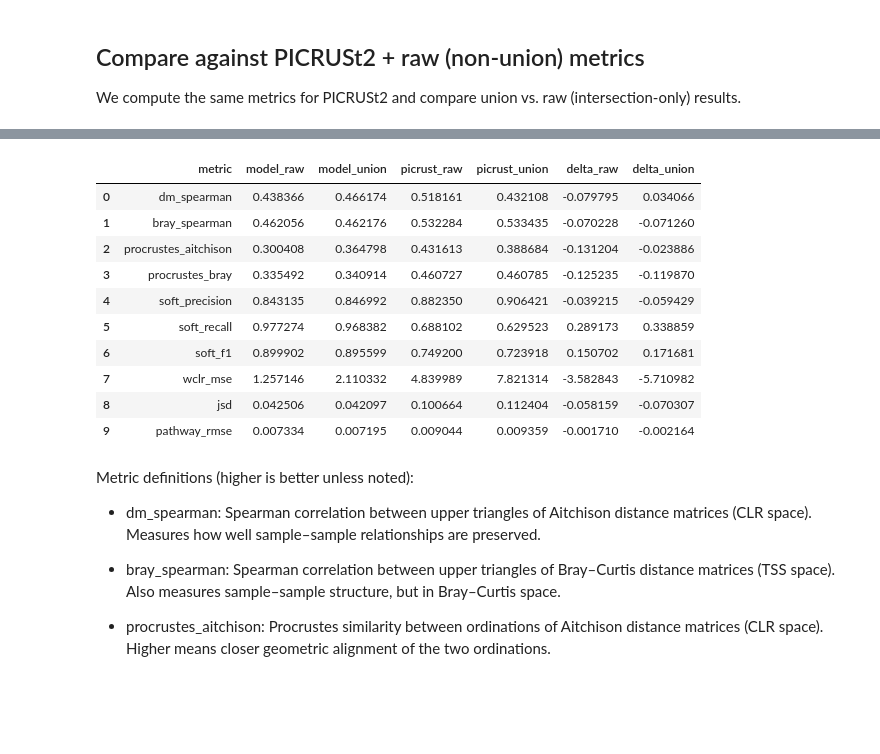
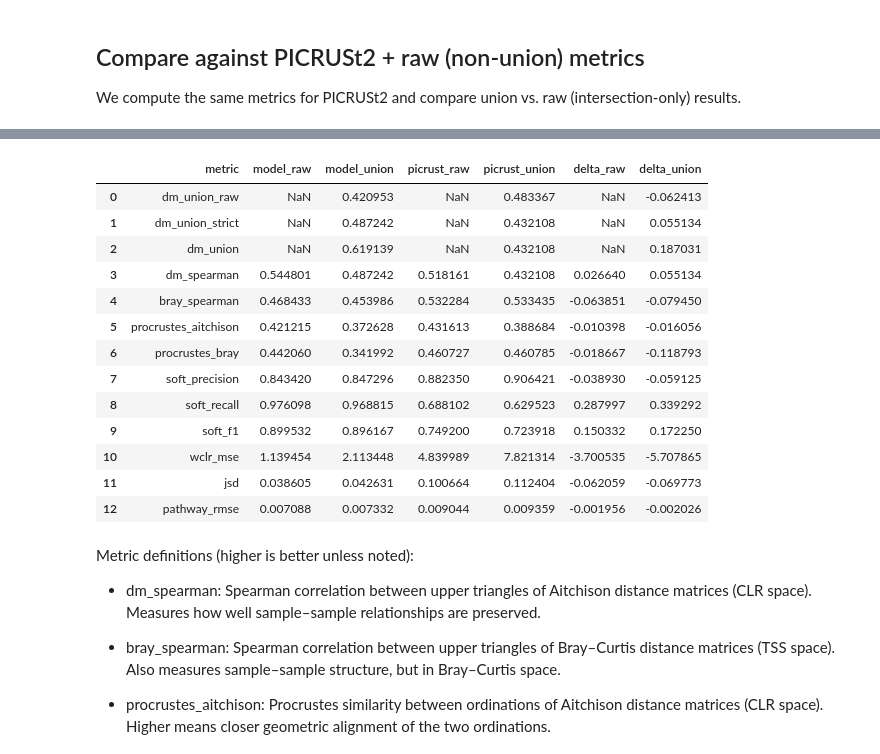
Before and after one commit to anninameyer/Intelligrate, a Jupyter notebook: docs/notebooks/02_extrapolate_train_evaluate_full_fit_predict.ipynb, the cells around one changed output, grey strips where cells are left out. Cells and saved outputs as stored; diff of their text form; code cells hidden in the pictures; blank space fills up the shorter version.

```diff
--- a/docs/notebooks/02_extrapolate_train_evaluate_full_fit_predict.ipynb
+++ b/docs/notebooks/02_extrapolate_train_evaluate_full_fit_predict.ipynb
@@ -304,0 +478,19 @@ Selected hyperparameters: 28 0.5 0.0 0 1.0
+# %%
+from intelligrate.extrapolate.full_fit import fit_final_model, save_model
+
+#which sweep_df should be considered?
+sweep_final = sweep_df4.copy()
+
+# Choose final hyperparameters from folds (mode) -> the ones that were most often selected
+def mode_or_first(series, default):
+    if series is None or series.empty:
+        return default
+    return series.mode().iloc[0]
+
+neigh_k = int(mode_or_first(sweep_final.get('neigh_k'), model_cfg['neigh_k_grid'][0]))
+tau_mult = float(mode_or_first(sweep_final.get('tau_mult'), model_cfg['tau_mult_grid'][0]))
+lam = float(mode_or_first(sweep_final.get('lam'), model_cfg['lam_grid'][0]))
+y_latent_k = int(mode_or_first(sweep_final.get('y_latent_k'), model_cfg['y_latent_k_grid'][0]))
+metric_ridge = float(mode_or_first(sweep_final.get('metric_ridge'), model_cfg['metric_ridge_grid'][0]))
+
+print('Selected hyperparameters:', neigh_k, tau_mult, lam, y_latent_k, metric_ridge)
@@ -376,7 +546,7 @@ oof_fixed_clr, oof_fixed_tss, oof_fixed_folds = fixed_param_oof_knn_on_embedding
     Y_tpm=Y,
     embed=embed,
     ko_to_superclass=ko_to_superclass,
-    outer_splits=30,  # set to len(X) for leave-one-out
+    outer_splits=5,  # set to len(X) for leave-one-out
     seed=int(cv_cfg['seed']),
     min_prev_y_abs=int(model_cfg['min_prev_y_abs']),
     y_detect_threshold=float(model_cfg['y_detect_threshold']),
@@ -477,6 +659,9 @@ if picrust_path.exists():
 
 # Build a comparison table: raw (intersection) vs union (KO-union)
 metric_names = [
+    'dm_union_raw',
+    'dm_union_strict' ,
+    'dm_union',
     'dm_spearman',
     'bray_spearman',
     'procrustes_aitchison',
@@ -487,43 +672,46 @@ metric_names = [
     'wclr_mse',
     'jsd',
     'pathway_rmse',
 ]
 
 def _get(d, key):
     if d is None:
         return None
     return d.get(key)
 
 rows = []
 for name in metric_names:
     model_union = _get(metrics_oof, name)
     model_raw = _get(metrics_oof, f'intersection_{name}')
     pic_union = _get(picrust_metrics, name)
     pic_raw = _get(picrust_metrics, f'intersection_{name}')
     rows.append({
         'metric': name,
         'model_raw': model_raw,
         'model_union': model_union,
         'picrust_raw': pic_raw,
         'picrust_union': pic_union,
         'delta_raw': (None if pic_raw is None or model_raw is None else model_raw - pic_raw),
         'delta_union': (None if pic_union is None or model_union is None else model_union - pic_union),
     })
 
 compare_table = pd.DataFrame(rows)
 compare_table
 # %% [output]
 |  | metric | model_raw | model_union | picrust_raw | picrust_union | delta_raw | delta_union |
-| 0 | dm_spearman | 0.438366 | 0.466174 | 0.518161 | 0.432108 | -0.079795 | 0.034066 |
-| 1 | bray_spearman | 0.462056 | 0.462176 | 0.532284 | 0.533435 | -0.070228 | -0.071260 |
-| 2 | procrustes_aitchison | 0.300408 | 0.364798 | 0.431613 | 0.388684 | -0.131204 | -0.023886 |
-| 3 | procrustes_bray | 0.335492 | 0.340914 | 0.460727 | 0.460785 | -0.125235 | -0.119870 |
-| 4 | soft_precision | 0.843135 | 0.846992 | 0.882350 | 0.906421 | -0.039215 | -0.059429 |
-| 5 | soft_recall | 0.977274 | 0.968382 | 0.688102 | 0.629523 | 0.289173 | 0.338859 |
-| 6 | soft_f1 | 0.899902 | 0.895599 | 0.749200 | 0.723918 | 0.150702 | 0.171681 |
-| 7 | wclr_mse | 1.257146 | 2.110332 | 4.839989 | 7.821314 | -3.582843 | -5.710982 |
-| 8 | jsd | 0.042506 | 0.042097 | 0.100664 | 0.112404 | -0.058159 | -0.070307 |
-| 9 | pathway_rmse | 0.007334 | 0.007195 | 0.009044 | 0.009359 | -0.001710 | -0.002164 |
+| 0 | dm_union_raw | NaN | 0.420953 | NaN | 0.483367 | NaN | -0.062413 |
+| 1 | dm_union_strict | NaN | 0.487242 | NaN | 0.432108 | NaN | 0.055134 |
+| 2 | dm_union | NaN | 0.619139 | NaN | 0.432108 | NaN | 0.187031 |
+| 3 | dm_spearman | 0.544801 | 0.487242 | 0.518161 | 0.432108 | 0.026640 | 0.055134 |
+| 4 | bray_spearman | 0.468433 | 0.453986 | 0.532284 | 0.533435 | -0.063851 | -0.079450 |
+| 5 | procrustes_aitchison | 0.421215 | 0.372628 | 0.431613 | 0.388684 | -0.010398 | -0.016056 |
+| 6 | procrustes_bray | 0.442060 | 0.341992 | 0.460727 | 0.460785 | -0.018667 | -0.118793 |
+| 7 | soft_precision | 0.843420 | 0.847296 | 0.882350 | 0.906421 | -0.038930 | -0.059125 |
+| 8 | soft_recall | 0.976098 | 0.968815 | 0.688102 | 0.629523 | 0.287997 | 0.339292 |
+| 9 | soft_f1 | 0.899532 | 0.896167 | 0.749200 | 0.723918 | 0.150332 | 0.172250 |
+| 10 | wclr_mse | 1.139454 | 2.113448 | 4.839989 | 7.821314 | -3.700535 | -5.707865 |
+| 11 | jsd | 0.038605 | 0.042631 | 0.100664 | 0.112404 | -0.062059 | -0.069773 |
+| 12 | pathway_rmse | 0.007088 | 0.007332 | 0.009044 | 0.009359 | -0.001956 | -0.002026 |
 # %% [markdown]
 Metric definitions (higher is better unless noted):
 
```
Also changed, not shown: parts of 25 cells of this notebook, 3 other files.
